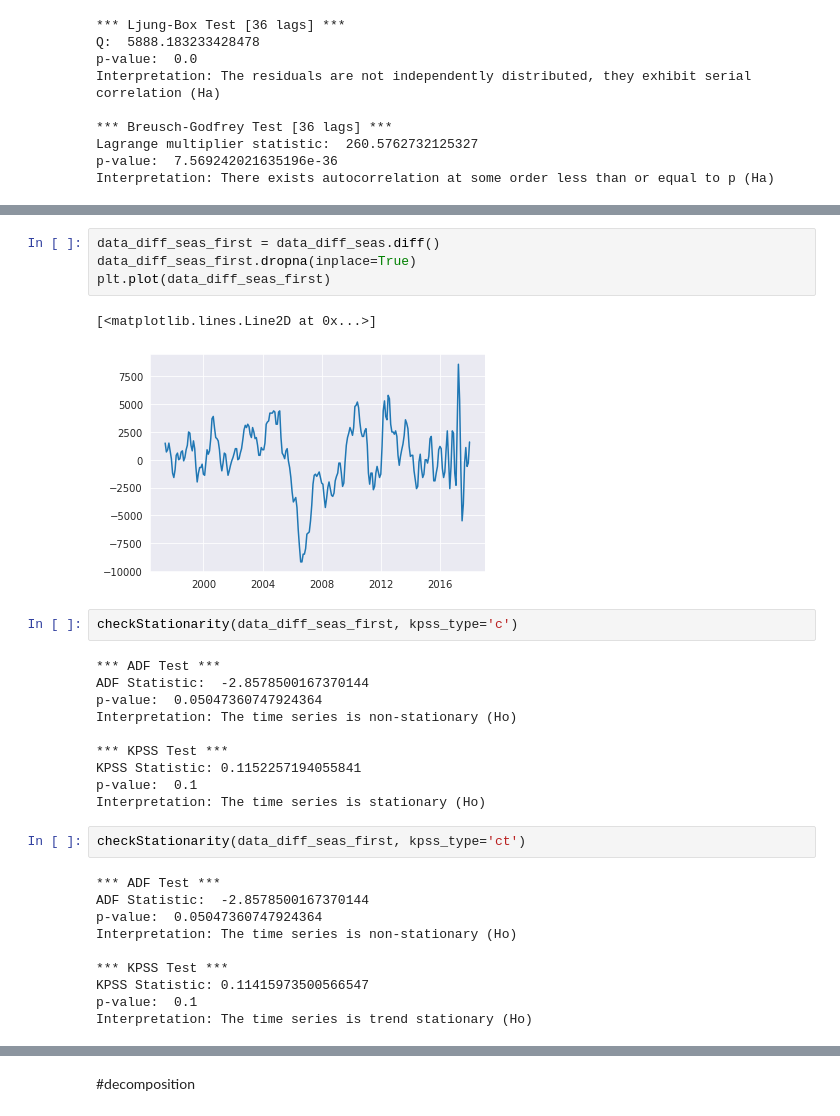
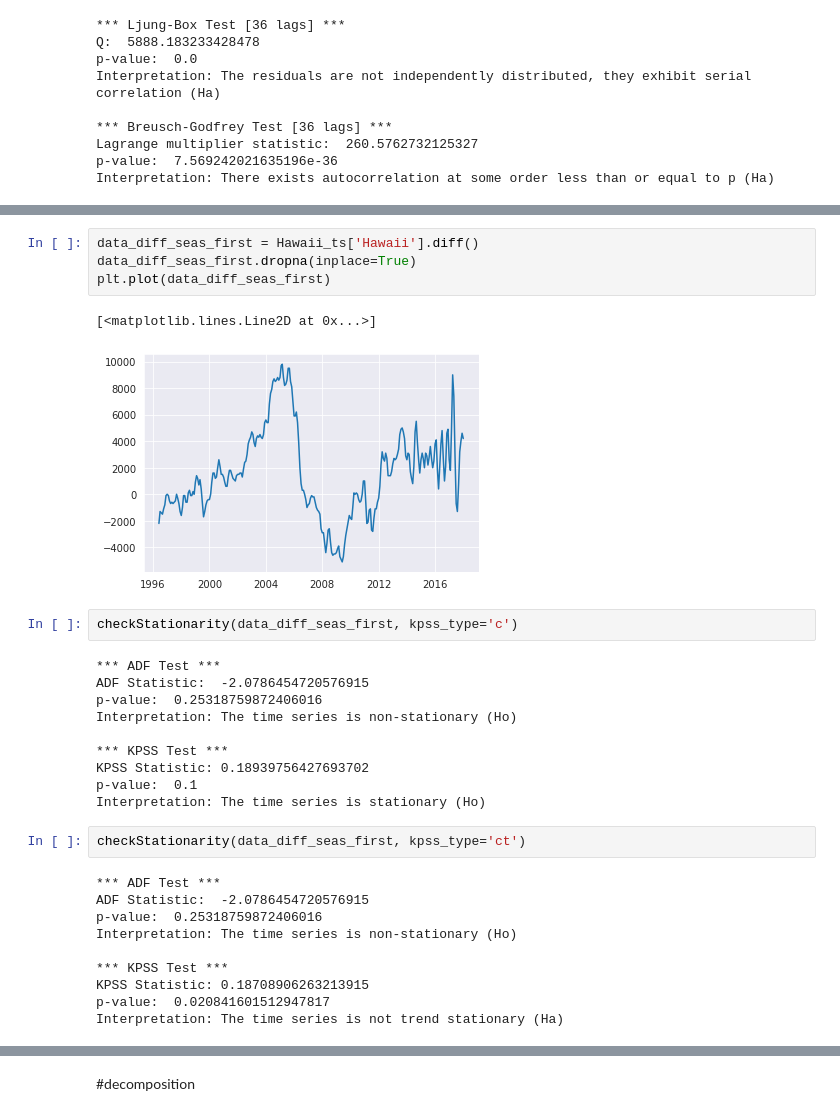
Before and after one commit to MaliheDahmardeh/state-house-price-analysis-SM, a Jupyter notebook: state-house-price-analysis.ipynb, the cells around one changed output, grey strips where cells are left out. Saved outputs shown, nothing was run; the diff lists cells and outputs as text.

```diff
--- a/state-house-price-analysis.ipynb
+++ b/state-house-price-analysis.ipynb
@@ -1099,34 +1065,34 @@ Interpretation: There exists autocorrelation at some order less than or equal to
 # %%
-data_diff_seas_first = data_diff_seas.diff()
+data_diff_seas_first = Hawaii_ts['Hawaii'].diff()
 data_diff_seas_first.dropna(inplace=True)
 plt.plot(data_diff_seas_first)
 # %% [output]
 [<matplotlib.lines.Line2D at 0x...>]
-[figure, old version]
+[figure, new version]
 # %%
 checkStationarity(data_diff_seas_first, kpss_type='c')
 # %% [output]
 *** ADF Test ***
-ADF Statistic:  -2.8578500167370144
-p-value:  0.05047360747924364
+ADF Statistic:  -2.0786454720576915
+p-value:  0.25318759872406016
 Interpretation: The time series is non-stationary (Ho)
 
 *** KPSS Test ***
-KPSS Statistic: 0.1152257194055841
+KPSS Statistic: 0.18939756427693702
 p-value:  0.1
 Interpretation: The time series is stationary (Ho)
 # %%
 checkStationarity(data_diff_seas_first, kpss_type='ct')
 # %% [output]
 *** ADF Test ***
-ADF Statistic:  -2.8578500167370144
-p-value:  0.05047360747924364
+ADF Statistic:  -2.0786454720576915
+p-value:  0.25318759872406016
 Interpretation: The time series is non-stationary (Ho)
 
 *** KPSS Test ***
-KPSS Statistic: 0.11415973500566547
-p-value:  0.1
-Interpretation: The time series is trend stationary (Ho)
+KPSS Statistic: 0.18708906263213915
+p-value:  0.020841601512947817
+Interpretation: The time series is not trend stationary (Ha)
 # %%
 autocorrelationPlot(data_diff_seas_first, lags=36)
 checkAutorcorrelation(data_diff_seas_first.values, lags=36)
```
Also changed, not shown: parts of 19 cells of this notebook.
